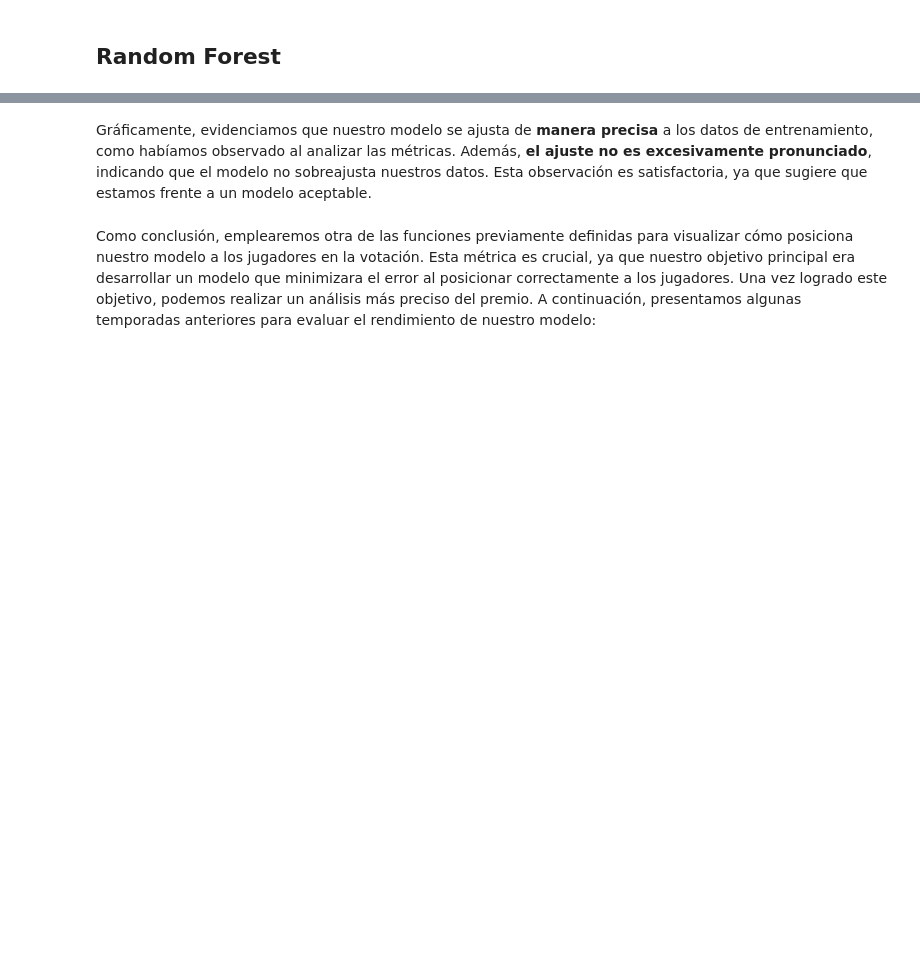
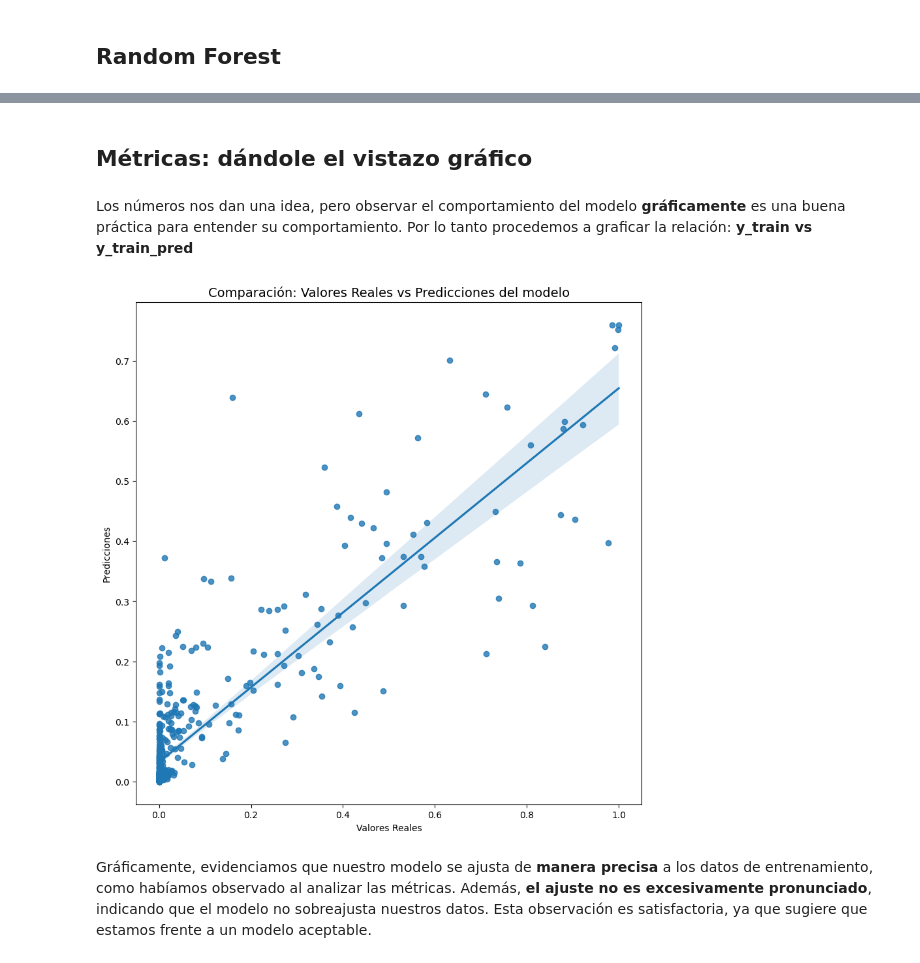
Before and after one commit to Gerardo1909/proyecto_nba_mvp, a Jupyter notebook: notebooks/3_modelado.ipynb, the cells around one changed output, grey strips where cells are left out. Drawn from its saved outputs; the diff is of its cells as text; code cells hidden in the pictures; blank space fills up the shorter version.

Commit message:
Añadiendo cambios en la generación y evaluación del modelo

```diff
--- a/notebooks/3_modelado.ipynb
+++ b/notebooks/3_modelado.ipynb
@@ -25,3 +29,0 @@ Primero procederemos a separar las variables en **X_train** (que contendrá las
-# %%
-X_train = df_data_jugadores_train.loc[:, correlated_features]
-y_train = df_data_jugadores_train.loc[:, ['mvp_share']]
@@ -137,13 +71,0 @@ Ahora que realizamos este procedimiento, **guardaremos los hiperparámetros** ob
-# %%
-forest_reg_best = RandomForestRegressor(
-    random_state=42,
-    n_estimators=566,
-    min_samples_split=10,
-    min_samples_leaf=2,
-    max_features='auto',
-    max_depth=254,
-    criterion='poisson',
-    bootstrap=True
-)
-forest_reg_best.fit(X_train_prepared, y_train)
-y_train_pred = forest_reg_best.predict(X_train_prepared)
@@ -152,9 +76,8 @@ Ahora con este modelo, usaremos las funciones definidas anteriormente para evalu
 # %%
-#Uso función de validación cruzada
-print("Métricas usando validación cruzada:")
-print(cross_validation_scores(forest_reg_best, X_train_prepared, y_train, regression_scores, 2))
-print()
-#Ahora evaluo las mismas métricas pero en el dataset de Train completo
+#Hago predicciones sobre los datos de entrenamiento
+y_train_pred = forest_reg.predict(X_train_prepared)
+
+#Observo las métricas
 r2_train = r2_score(y_train, y_train_pred)
 explained_variance_train = explained_variance_score(y_train, y_train_pred)
 mse_train = mean_squared_error(y_train, y_train_pred)
@@ -171,7 +95,0 @@ Ahora procedemos a realizar un análisis gráfico del modelo, representando grá
-# %%
-sns.set(style="whitegrid")
-plt.figure(figsize=(10, 8))
-sns.regplot(x=y_train_pred, y=y_train, scatter_kws={'color': '#1f77b4'}, line_kws={'color': 'black', 'linewidth': 2})
-plt.xlabel('y_train (Valores Reales)')
-plt.ylabel('y_train_pred (Predicciones)')
-plt.title('Comparación: Valores de datos de entrenamiento vs Predicción del modelo', fontsize=14)
@@ -178,4 +113,11 @@ plt.title('Comparación: Valores de datos de entrenamiento vs Predicción del mo
+# %% [markdown]
+## Métricas: **dándole el vistazo gráfico**
+# %% [markdown]
+Los números nos dan una idea, pero observar el comportamiento del modelo **gráficamente** es una buena práctica para entender su comportamiento. Por lo tanto
+procedemos a graficar la relación: **y_train vs y_train_pred**
+# %%
+plotear_predvsreal(y_train, y_train_pred, tamanio= (10,10))
+# %% [output]
+[figure, added]
 # %% [markdown]
 Gráficamente, evidenciamos que nuestro modelo se ajusta de **manera precisa** a los datos de entrenamiento, como habíamos observado al analizar las métricas. Además, **el ajuste no es excesivamente pronunciado**, indicando que el modelo no sobreajusta nuestros datos. Esta observación es satisfactoria, ya que sugiere que estamos frente a un modelo aceptable.
-# %% [markdown]
-Como conclusión, emplearemos otra de las funciones previamente definidas para visualizar cómo posiciona nuestro modelo a los jugadores en la votación. Esta métrica es crucial, ya que nuestro objetivo principal era desarrollar un modelo que minimizara el error al posicionar correctamente a los jugadores. Una vez logrado este objetivo, podemos realizar un análisis más preciso del premio. A continuación, presentamos algunas temporadas anteriores para evaluar el rendimiento de nuestro modelo:
```
Also changed, not shown: parts of 38 cells of this notebook, 7 other files.
